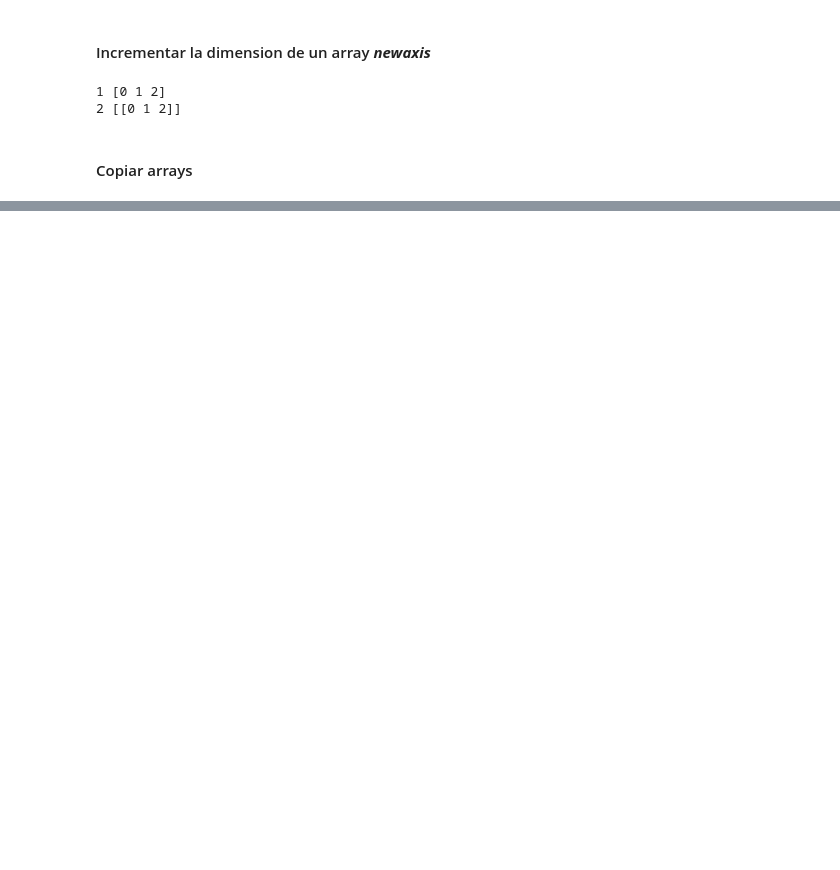
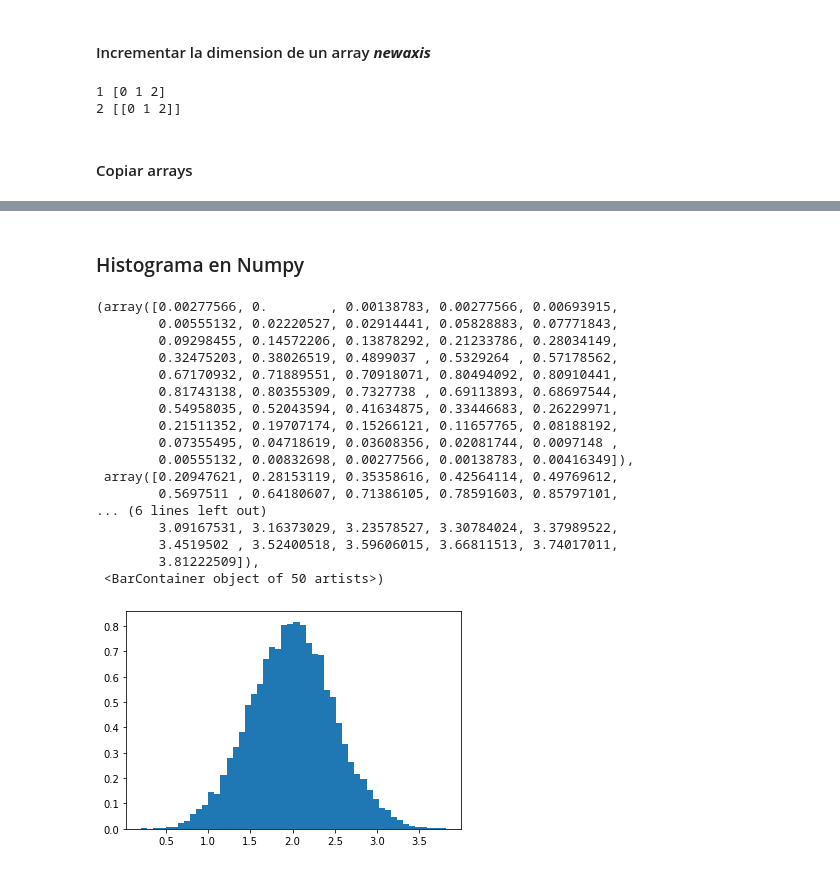
Before and after one commit to zerpaivan/my_numpy, a Jupyter notebook: quickstart.ipynb, the cells around one changed output, grey strips where cells are left out. Saved outputs shown, nothing was run; the diff lists cells and outputs as text; code cells hidden in the pictures; blank space fills up the shorter version.

```diff
--- a/quickstart.ipynb
+++ b/quickstart.ipynb
@@ -494,0 +622,31 @@ id(a):  146802128 id(d):  139611472
+# %% [markdown]
+### Histograma en Numpy
+# %%
+# import numpy as np
+# rg = np.random.default_rng(1)
+#import matplotlib.pyplot as plt
+
+# crear un vector con 10000 desviaciones normales con varianza 0.5^2 y media 2
+mu, sigma = 2, 0.5
+v = rg.normal(mu, sigma, 10000)
+# graficar un histograma normalizado con 50 contenedores
+plt.hist(v,bins=50, density=True) # version matplotlib
+# %% [output]
+(array([0.00277566, 0.        , 0.00138783, 0.00277566, 0.00693915,
+        0.00555132, 0.02220527, 0.02914441, 0.05828883, 0.07771843,
+        0.09298455, 0.14572206, 0.13878292, 0.21233786, 0.28034149,
+        0.32475203, 0.38026519, 0.4899037 , 0.5329264 , 0.57178562,
+        0.67170932, 0.71889551, 0.70918071, 0.80494092, 0.80910441,
+        0.81743138, 0.80355309, 0.7327738 , 0.69113893, 0.68697544,
+        0.54958035, 0.52043594, 0.41634875, 0.33446683, 0.26229971,
+        0.21511352, 0.19707174, 0.15266121, 0.11657765, 0.08188192,
+        0.07355495, 0.04718619, 0.03608356, 0.02081744, 0.0097148 ,
+        0.00555132, 0.00832698, 0.00277566, 0.00138783, 0.00416349]),
+ array([0.20947621, 0.28153119, 0.35358616, 0.42564114, 0.49769612,
+        0.5697511 , 0.64180607, 0.71386105, 0.78591603, 0.85797101,
+... (6 lines left out)
+        3.09167531, 3.16373029, 3.23578527, 3.30784024, 3.37989522,
+        3.4519502 , 3.52400518, 3.59606015, 3.66811513, 3.74017011,
+        3.81222509]),
+ <BarContainer object of 50 artists>)
+[figure, added]
```
Also changed, not shown: parts of 15 cells of this notebook.
